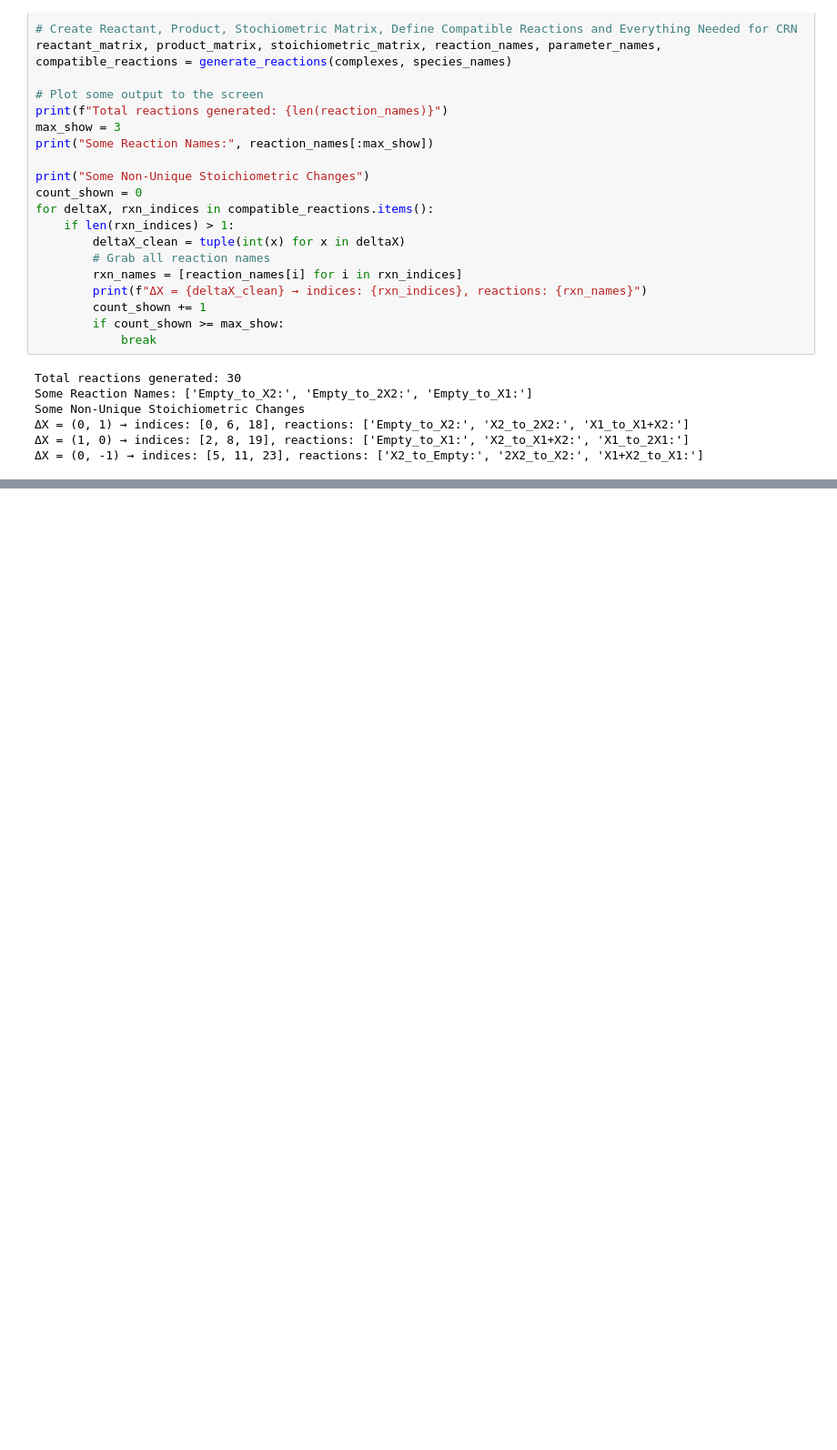
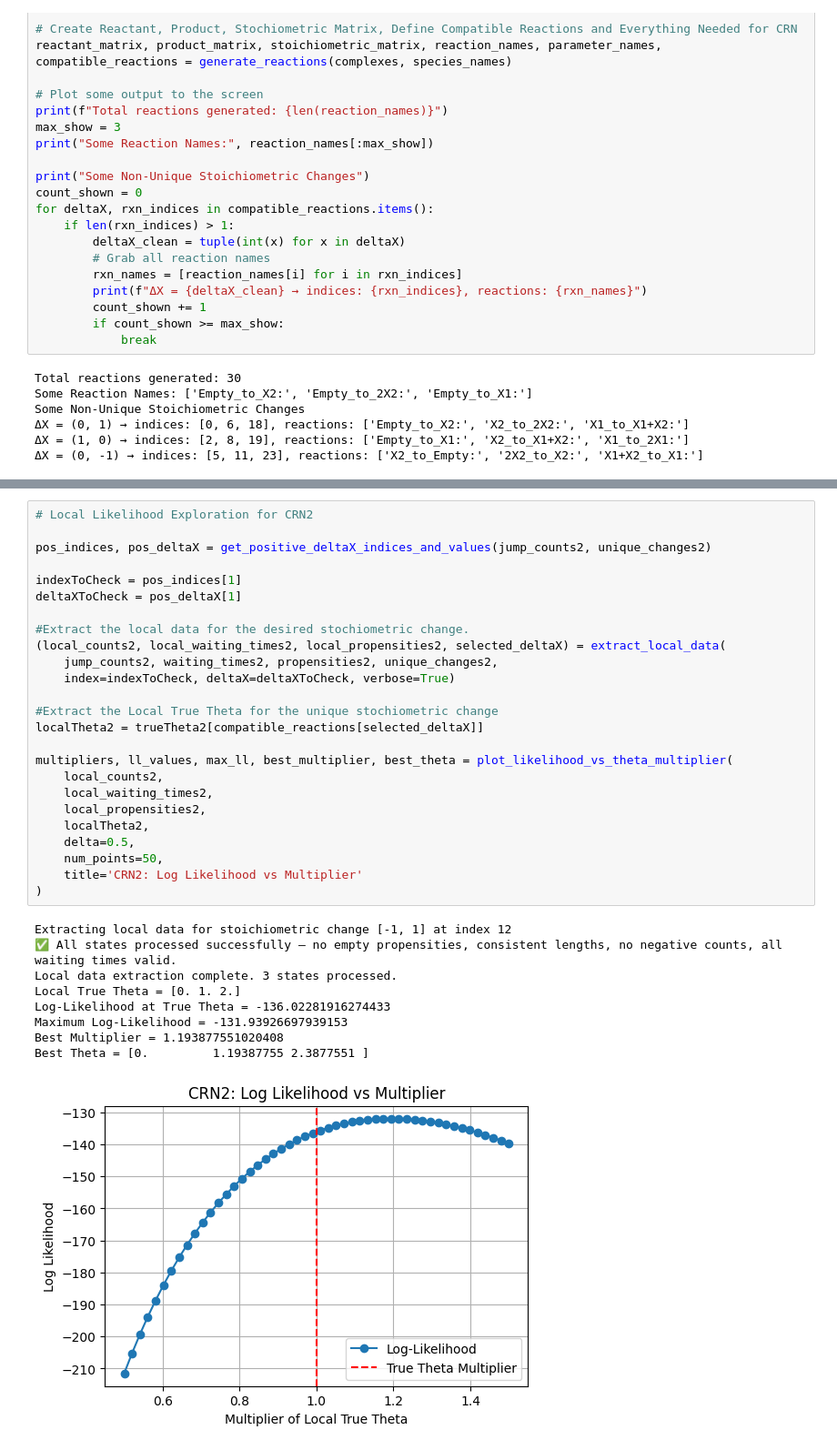
Before and after one commit to ssindiUCM/BayesCRNInference, a Jupyter notebook: examples/example1.ipynb, the cells around one changed output, grey strips where cells are left out. Shown at 91% size. Saved outputs shown, nothing was run; the diff lists cells and outputs as text; blank space fills up the shorter version.

```diff
--- a/examples/example1.ipynb
+++ b/examples/example1.ipynb
@@ -307,0 +307,35 @@ local_propensities
+# %%
+# Local Likelihood Exploration for CRN2
+
+pos_indices, pos_deltaX = get_positive_deltaX_indices_and_values(jump_counts2, unique_changes2)
+
+indexToCheck = pos_indices[1]
+deltaXToCheck = pos_deltaX[1]
+
+#Extract the local data for the desired stochiometric change.
+(local_counts2, local_waiting_times2, local_propensities2, selected_deltaX) = extract_local_data(
+    jump_counts2, waiting_times2, propensities2, unique_changes2,
+    index=indexToCheck, deltaX=deltaXToCheck, verbose=True)
+
+#Extract the Local True Theta for the unique stochiometric change
+localTheta2 = trueTheta2[compatible_reactions[selected_deltaX]]
+
+multipliers, ll_values, max_ll, best_multiplier, best_theta = plot_likelihood_vs_theta_multiplier(
+    local_counts2,
+    local_waiting_times2,
+    local_propensities2,
+    localTheta2,
+    delta=0.5,
+    num_points=50,
+    title='CRN2: Log Likelihood vs Multiplier'
+)
+# %% [output]
+Extracting local data for stoichiometric change [-1, 1] at index 12
+✅ All states processed successfully — no empty propensities, consistent lengths, no negative counts, all waiting times valid.
+Local data extraction complete. 3 states processed.
+Local True Theta = [0. 1. 2.]
+Log-Likelihood at True Theta = -136.02281916274433
+Maximum Log-Likelihood = -131.93926697939153
+Best Multiplier = 1.193877551020408
+Best Theta = [0.         1.19387755 2.3877551 ]
+[figure, added]
```
Also changed, not shown: parts of 13 cells of this notebook, 5 other files.
